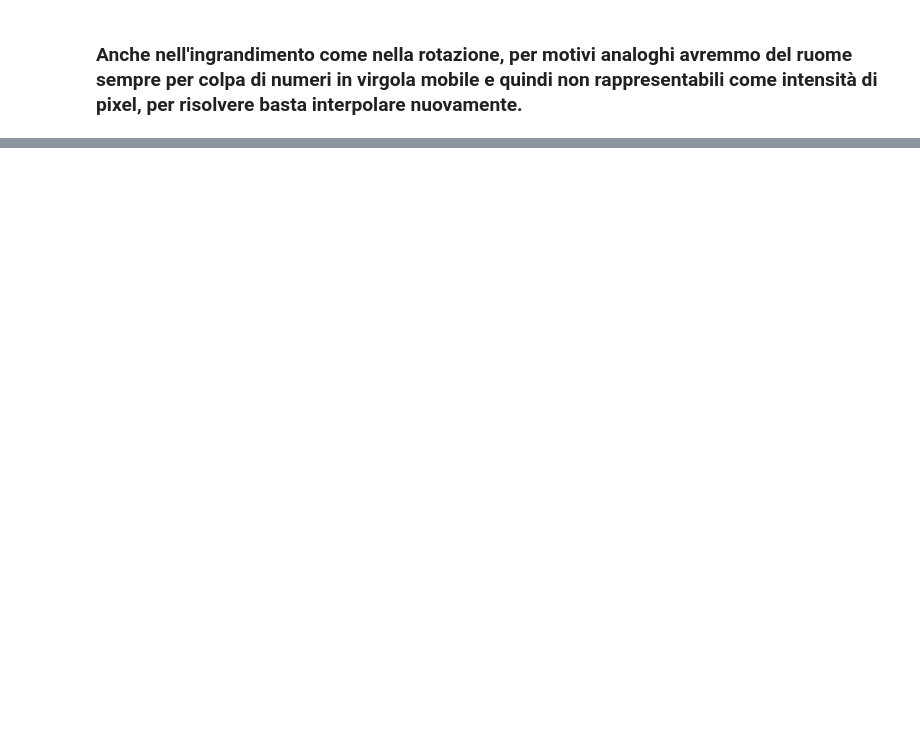
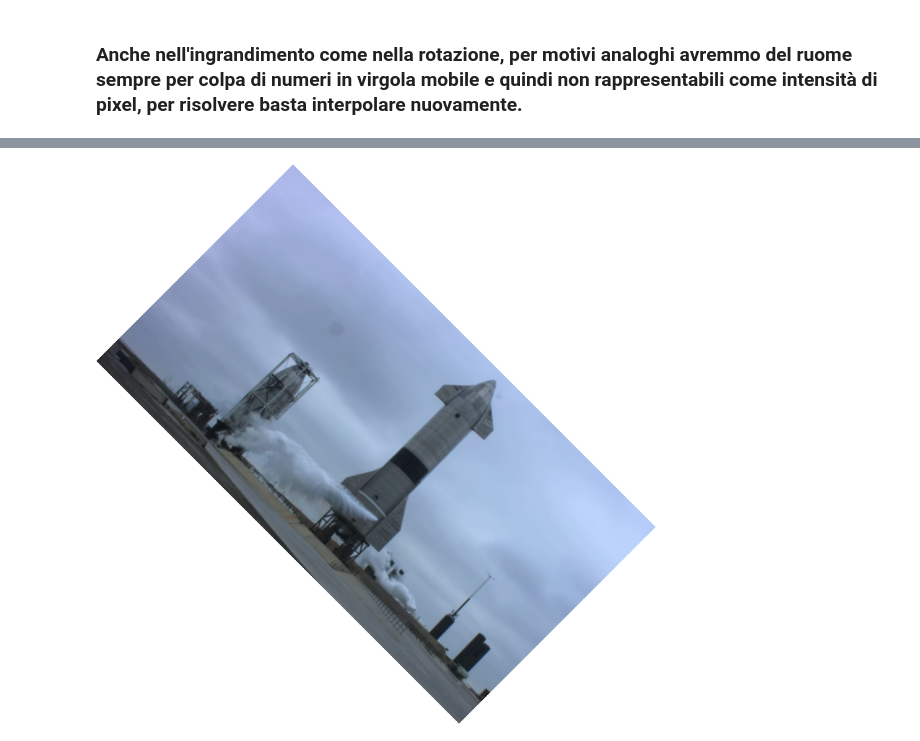
Before and after one commit to CleConor/geometric_transformations, a Jupyter notebook: trasformazioni_geometriche.ipynb, the cells around one changed output, grey strips where cells are left out. Saved outputs shown, nothing was run; the diff lists cells and outputs as text; code cells hidden in the pictures; blank space fills up the shorter version.

```diff
--- a/trasformazioni_geometriche.ipynb
+++ b/trasformazioni_geometriche.ipynb
@@ -230,0 +240,8 @@ scal_im
+# %%
+t0_rot = time.perf_counter()
+rotated = original_img.rotate(-45, resample=Image.BILINEAR, expand=True)
+t1_rot = time.perf_counter()
+time_pil_rot = t1_rot - t0_rot
+rotated
+# %% [output]
+[figure, added]
```
Also changed, not shown: parts of 18 cells of this notebook, 4 other files.
